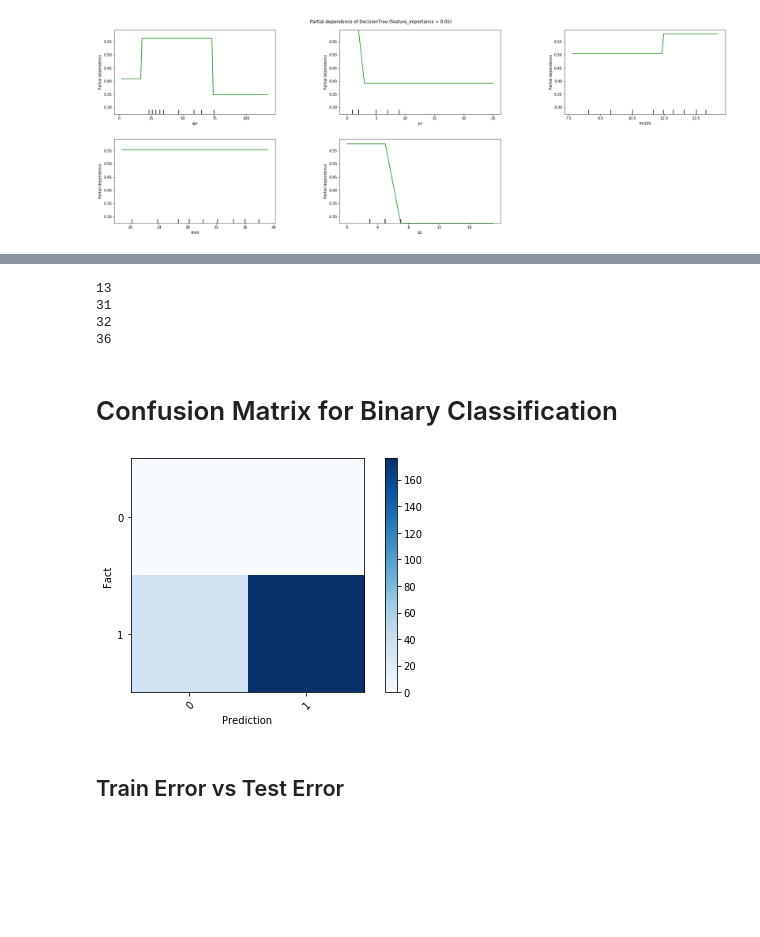
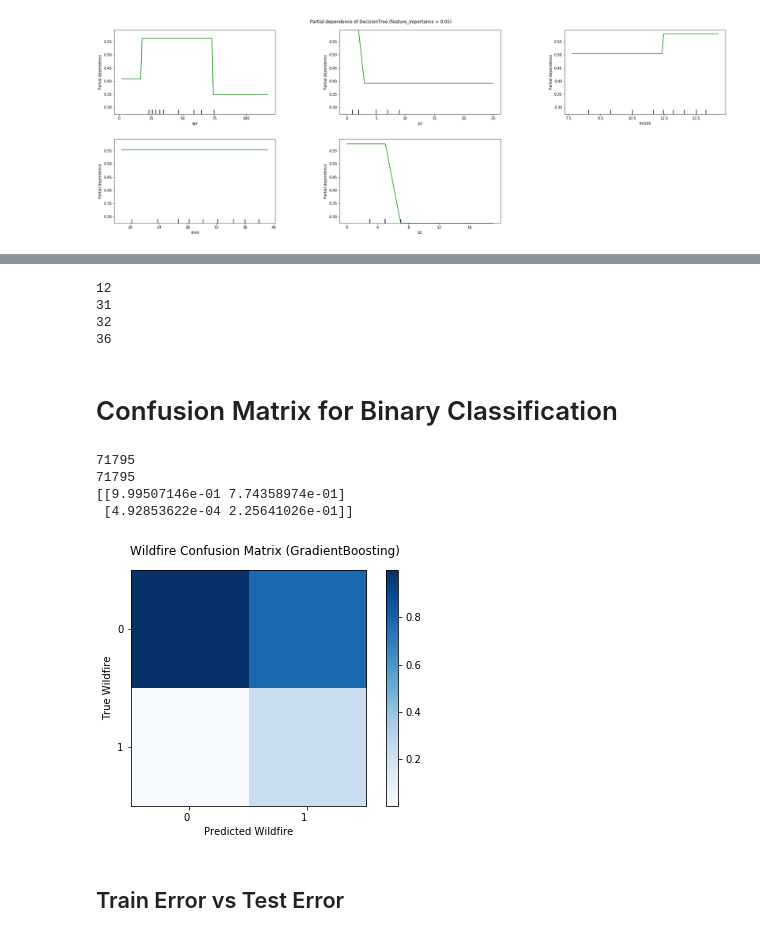
Before and after one commit to Davidloku1234567/CS221Project, a Jupyter notebook: fancierClassifier/Classification Bundle.ipynb, the cells around one changed output, grey strips where cells are left out. Drawn from its saved outputs; the diff is of its cells as text; code cells hidden in the pictures; blank space fills up the shorter version.

```diff
--- a/fancierClassifier/Classification Bundle.ipynb
+++ b/fancierClassifier/Classification Bundle.ipynb
@@ -317,39 +347,49 @@ Text(0.5, 0.98, 'Partial dependence of GraidientBoosting (feature_importance > 0
 # %%
-for i, _ in enumerate(gb_fnf.feature_importances_):
-    if _ > 0.035:
+for i, _ in enumerate(rf_fnf.feature_importances_):
+    if _ > 0.04:
         print(i)
 # %% [output]
-13
+12
 31
 32
 36
 # %% [markdown]
 # Confusion Matrix for Binary Classification
 # %%
-#yy_test = y_test_fire_bool + y_test_nofire
-#yy_pred = np.append(y_pred_fire_bool, y_no_fire_pred)
-yy_test = y_test_fire_bool# + y_test_nofire
-yy_pred = y_pred_fire_bool#, y_no_fire_pred)
+yy_test = y_test
+yy_pred = y_pred_gb_fnf
+print(len(y_test))
+print(len(yy_pred))
 cm = confusion_matrix(yy_test, yy_pred)
+cm = cm.astype('float') / cm.sum(axis=0)
+#yy_test = y_test_fire_bool# + y_test_nofire
+#yy_pred = y_pred_fire_bool#, y_no_fire_pred)
+#cm = confusion_matrix(yy_test, yy_pred)
 
 # Only uses the labels that appear in the data
 labels = unique_labels(yy_test, yy_pred)
 #print(cm)
 
 fig, ax = plt.subplots()
 im = ax.imshow(cm, interpolation='nearest', cmap=plt.cm.Blues)
 ax.figure.colorbar(im, ax=ax)
 ax.set(xticks=np.arange(cm.shape[1]),
            yticks=np.arange(cm.shape[0]),
            # ... and label them with the respective list entries
            xticklabels=labels, yticklabels=labels,
-           ylabel='Fact',
-           xlabel='Prediction')
+           ylabel='True Wildfire', xlabel='Predicted Wildfire',)
 # Rotate the tick labels and set their alignment.
-plt.setp(ax.get_xticklabels(), rotation=45, ha="right", rotation_mode="anchor")
+plt.setp(ax.get_xticklabels(), ha="right", rotation_mode="anchor")
+fig.suptitle('Wildfire Confusion Matrix (GradientBoosting)', x=.55, y=1.05, fontsize=12)
+#fig.suptitle('Fire Uncertainty Confusion Matrix (MLP)', x=.55, y=1, fontsize=12)
 fig.tight_layout()
+print(cm)
 # %% [output]
+71795
+71795
+[[9.99507146e-01 7.74358974e-01]
+ [4.92853622e-04 2.25641026e-01]]
-[figure, old version]
+[figure, new version]
 # %% [markdown]
 ## Train Error vs Test Error
 # %%
```
Also changed, not shown: parts of 21 cells of this notebook.
